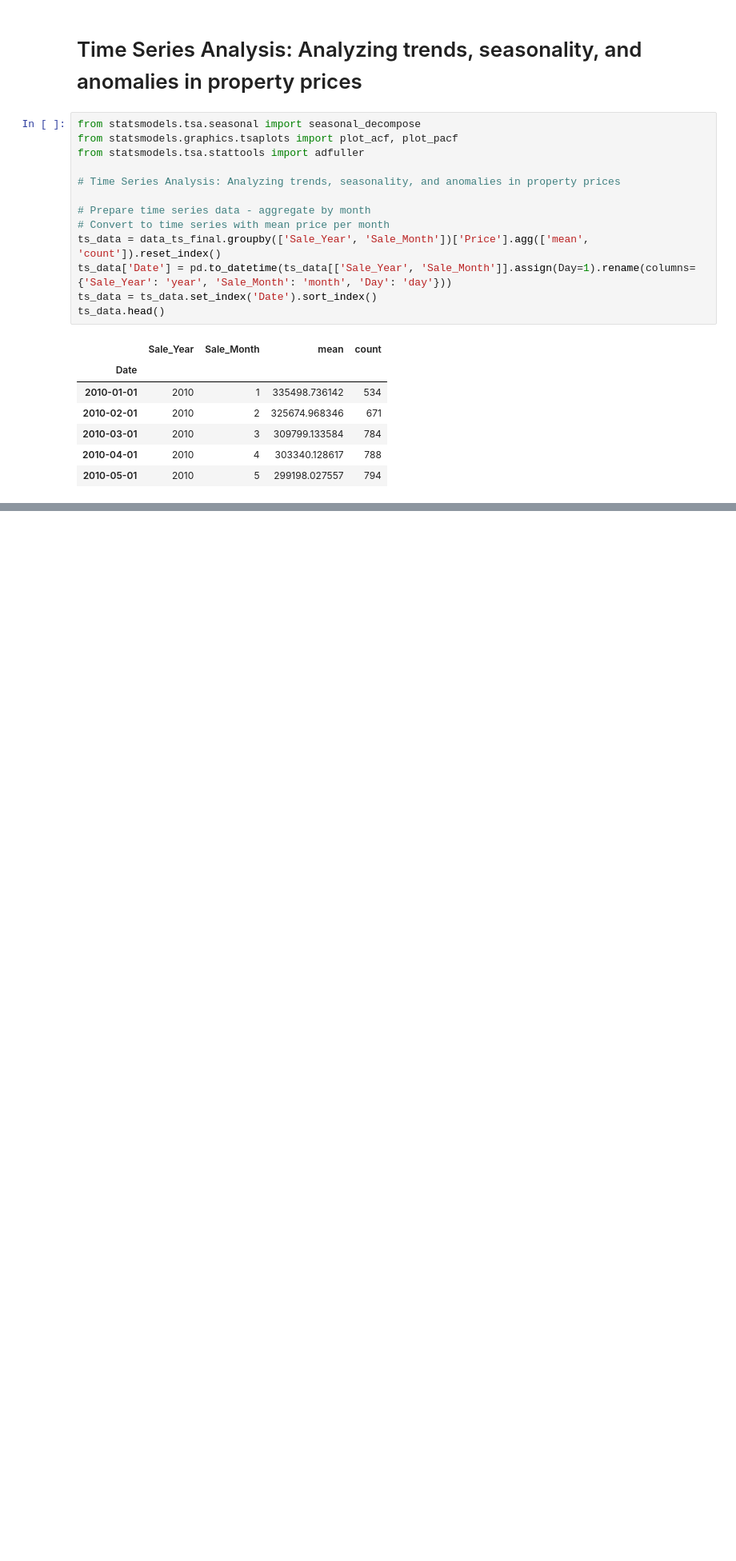
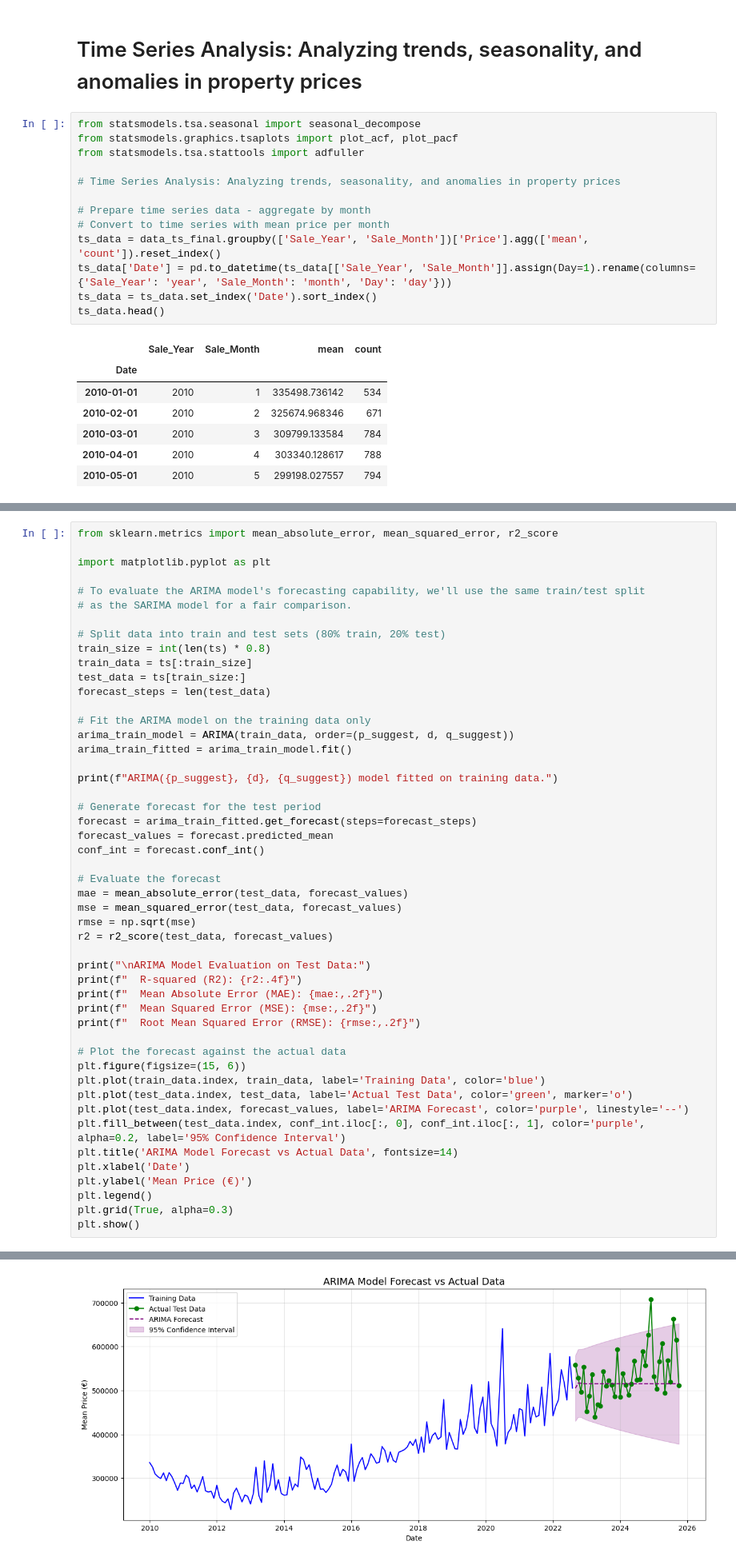
Before and after one commit to LuiisClaudio/ireland-real-estate-market-insights, a Jupyter notebook: Luis_Martins_CA1.ipynb, the cells around one changed output, grey strips where cells are left out. Shown: that part at 80% size. Cells and saved outputs as stored; diff of their text form; blank space fills up the shorter version.

Commit message:
SARIMA init and ARIMA evaluation

```diff
--- a/Luis_Martins_CA1.ipynb
+++ b/Luis_Martins_CA1.ipynb
@@ -1038,0 +1093,50 @@ Series appears non-stationary (p > 0.05). Applying first difference and re-testi
+# %%
+from sklearn.metrics import mean_absolute_error, mean_squared_error, r2_score
+
+import matplotlib.pyplot as plt
+
+# To evaluate the ARIMA model's forecasting capability, we'll use the same train/test split
+# as the SARIMA model for a fair comparison.
+
+# Split data into train and test sets (80% train, 20% test)
+train_size = int(len(ts) * 0.8)
+train_data = ts[:train_size]
+test_data = ts[train_size:]
+forecast_steps = len(test_data)
+
+# Fit the ARIMA model on the training data only
+arima_train_model = ARIMA(train_data, order=(p_suggest, d, q_suggest))
+arima_train_fitted = arima_train_model.fit()
+
+print(f"ARIMA({p_suggest}, {d}, {q_suggest}) model fitted on training data.")
+
+# Generate forecast for the test period
+forecast = arima_train_fitted.get_forecast(steps=forecast_steps)
+forecast_values = forecast.predicted_mean
+conf_int = forecast.conf_int()
+
+# Evaluate the forecast
+mae = mean_absolute_error(test_data, forecast_values)
+mse = mean_squared_error(test_data, forecast_values)
+rmse = np.sqrt(mse)
+r2 = r2_score(test_data, forecast_values)
+
+print("\nARIMA Model Evaluation on Test Data:")
+print(f"  R-squared (R2): {r2:.4f}")
+print(f"  Mean Absolute Error (MAE): {mae:,.2f}")
+print(f"  Mean Squared Error (MSE): {mse:,.2f}")
+print(f"  Root Mean Squared Error (RMSE): {rmse:,.2f}")
+
+# Plot the forecast against the actual data
+plt.figure(figsize=(15, 6))
+plt.plot(train_data.index, train_data, label='Training Data', color='blue')
+plt.plot(test_data.index, test_data, label='Actual Test Data', color='green', marker='o')
+plt.plot(test_data.index, forecast_values, label='ARIMA Forecast', color='purple', linestyle='--')
+plt.fill_between(test_data.index, conf_int.iloc[:, 0], conf_int.iloc[:, 1], color='purple', alpha=0.2, label='95% Confidence Interval')
+plt.title('ARIMA Model Forecast vs Actual Data', fontsize=14)
+plt.xlabel('Date')
+plt.ylabel('Mean Price (€)')
+plt.legend()
+plt.grid(True, alpha=0.3)
+plt.show()
+# %% [output]
@@ -1038,0 +1150 @@ Series appears non-stationary (p > 0.05). Applying first difference and re-testi
+[figure, added]
```
Also changed, not shown: parts of 21 cells of this notebook.
